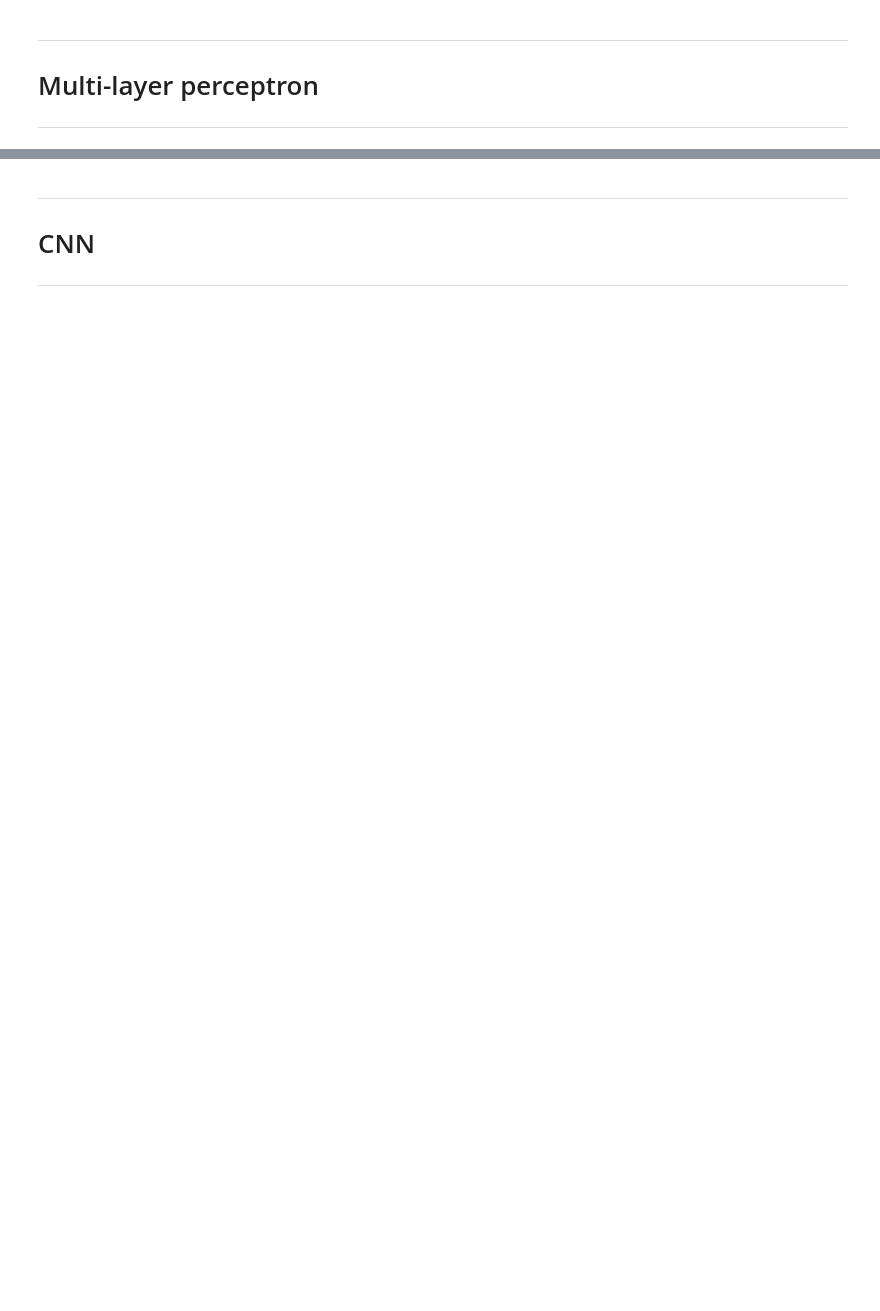
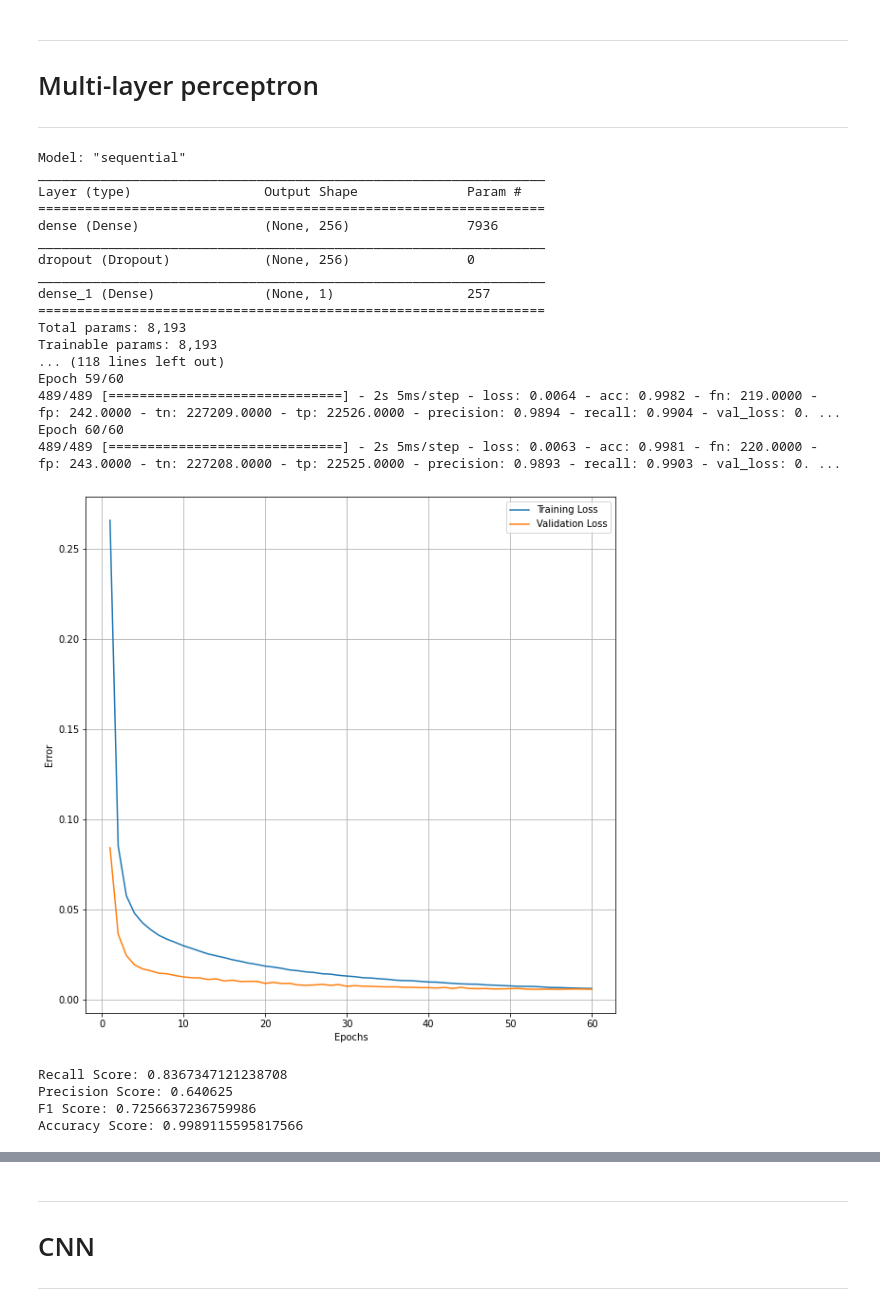
Before and after one commit to sungchan1/goingSaboho, a Jupyter notebook: Creditcard_Fraud_final.ipynb, the cells around one changed output, grey strips where cells are left out. Saved outputs shown, nothing was run; the diff lists cells and outputs as text; code cells hidden in the pictures; blank space fills up the shorter version.

```diff
--- a/Creditcard_Fraud_final.ipynb
+++ b/Creditcard_Fraud_final.ipynb
@@ -505,34 +531,63 @@ from tensorflow.keras.models import Sequential, load_model
 from tensorflow.keras.layers import Dense, Flatten, Dropout, InputLayer
 from tensorflow.keras.layers import BatchNormalization
 from tensorflow.keras.metrics import FalseNegatives, FalsePositives, TrueNegatives
 from tensorflow.keras.metrics import TruePositives, Precision, Recall
 
 model = Sequential([
         Dense(256, activation="relu", input_shape=(x_train_over.shape[-1],)),
-        Dropout(0.3),
-        Dense(256, activation="relu"),
         Dropout(0.3),
         Dense(1, activation="sigmoid"),
         ])
 
 model.summary()
 
 metrics = [
     'acc',
     keras.metrics.FalseNegatives(name="fn"),
     keras.metrics.FalsePositives(name="fp"),
     keras.metrics.TrueNegatives(name="tn"),
     keras.metrics.TruePositives(name="tp"),
     keras.metrics.Precision(name="precision"),
     keras.metrics.Recall(name="recall"),
 ]
 
-model.compile(optimizer= optimizers.Adam(learning_rate=0.001,),
+model.compile(optimizer= optimizers.Adam(learning_rate=0.0001,),
               loss='binary_crossentropy',
               metrics=metrics,
               )
 
-ep = 15
+ep = 60
 bs = 512
 history = model.fit(x_train_over, y_train_over, epochs=ep, batch_size=bs, validation_data=(x_test, y_test),)
 score = model.evaluate(x_test, y_test, verbose=0)
+
+x_scope = list(range(1,ep+1))
+plt.figure(figsize=(10,10))
+plt.plot(x_scope, history.history['loss'], label='Training Loss')
+plt.plot(x_scope, history.history['val_loss'], label='Validation Loss')
+plt.xlabel('Epochs')
+plt.ylabel('Error')
+# 그림에 선 표시
+plt.grid(True)
+# 범례 표시: best - 자동으로 최적의 위치에
+plt.legend(loc="best")
+plt.show()
+# %% [output]
+Model: "sequential"
+_________________________________________________________________
+Layer (type)                 Output Shape              Param #
+=================================================================
+dense (Dense)                (None, 256)               7936
+_________________________________________________________________
+dropout (Dropout)            (None, 256)               0
+_________________________________________________________________
+dense_1 (Dense)              (None, 1)                 257
+=================================================================
+Total params: 8,193
+Trainable params: 8,193
+... (118 lines left out)
+Epoch 59/60
+489/489 [==============================] - 2s 5ms/step - loss: 0.0064 - acc: 0.9982 - fn: 219.0000 - fp: 242.0000 - tn: 227209.0000 - tp: 22526.0000 - precision: 0.9894 - recall: 0.9904 - val_loss: 0. ...
+Epoch 60/60
+489/489 [==============================] - 2s 5ms/step - loss: 0.0063 - acc: 0.9981 - fn: 220.0000 - fp: 243.0000 - tn: 227208.0000 - tp: 22525.0000 - precision: 0.9893 - recall: 0.9903 - val_loss: 0. ...
+[figure, added]
@@ -550,3 +594,13 @@ plt.show()
+# %%
+print(f'Recall Score: {score[7]}')
+print(f'Precision Score: {score[6]}')
+print(f'F1 Score: {2 * score[7] * score[6] / (score[7] + score[6])}')
+print(f'Accuracy Score: {score[1]}')
+# %% [output]
+Recall Score: 0.8367347121238708
+Precision Score: 0.640625
+F1 Score: 0.7256637236759986
+Accuracy Score: 0.9989115595817566
 # %%
 rec = history.history['val_recall']
 pre = history.history['val_precision']
```
Also changed, not shown: parts of 6 cells of this notebook.
